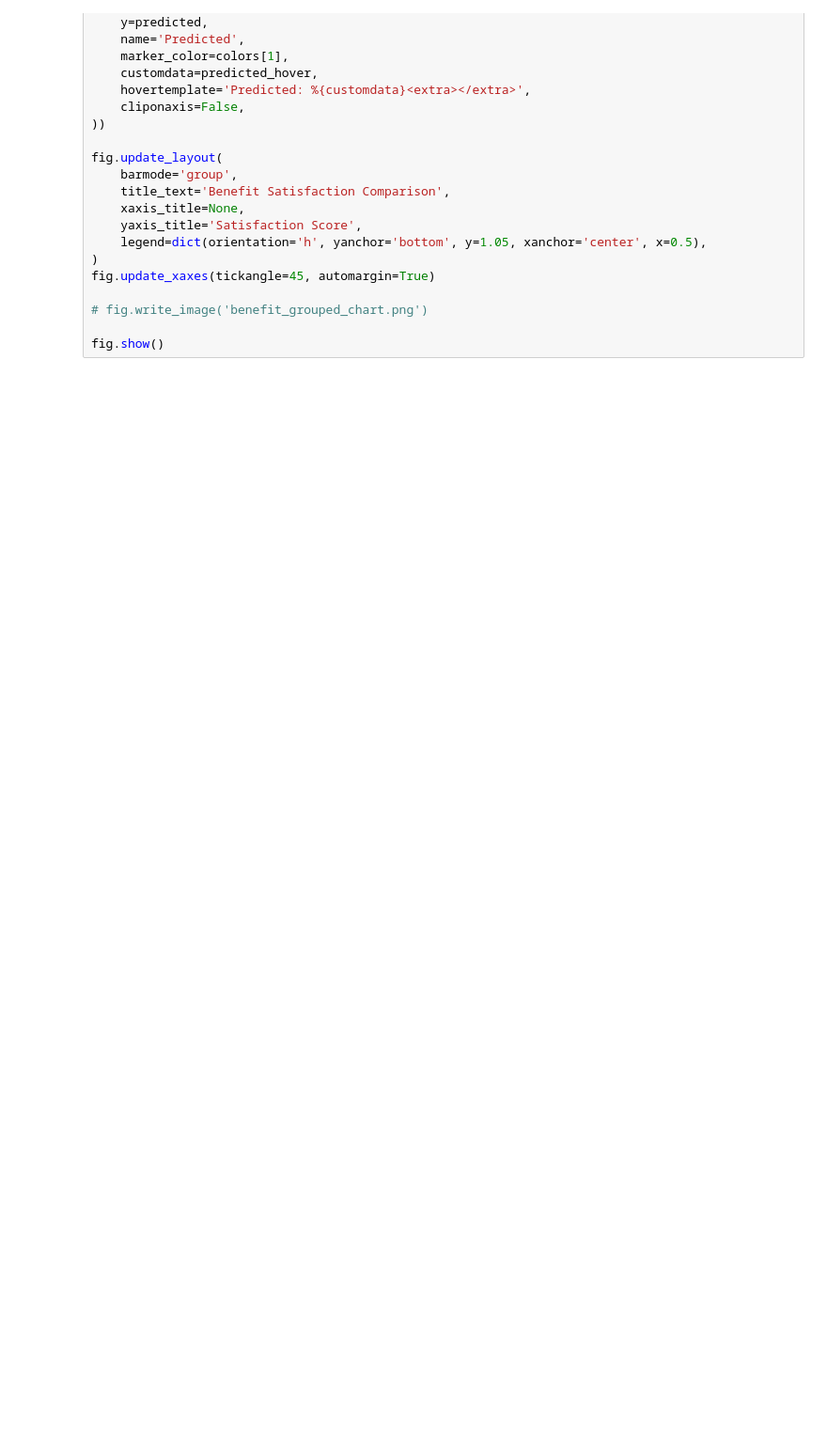
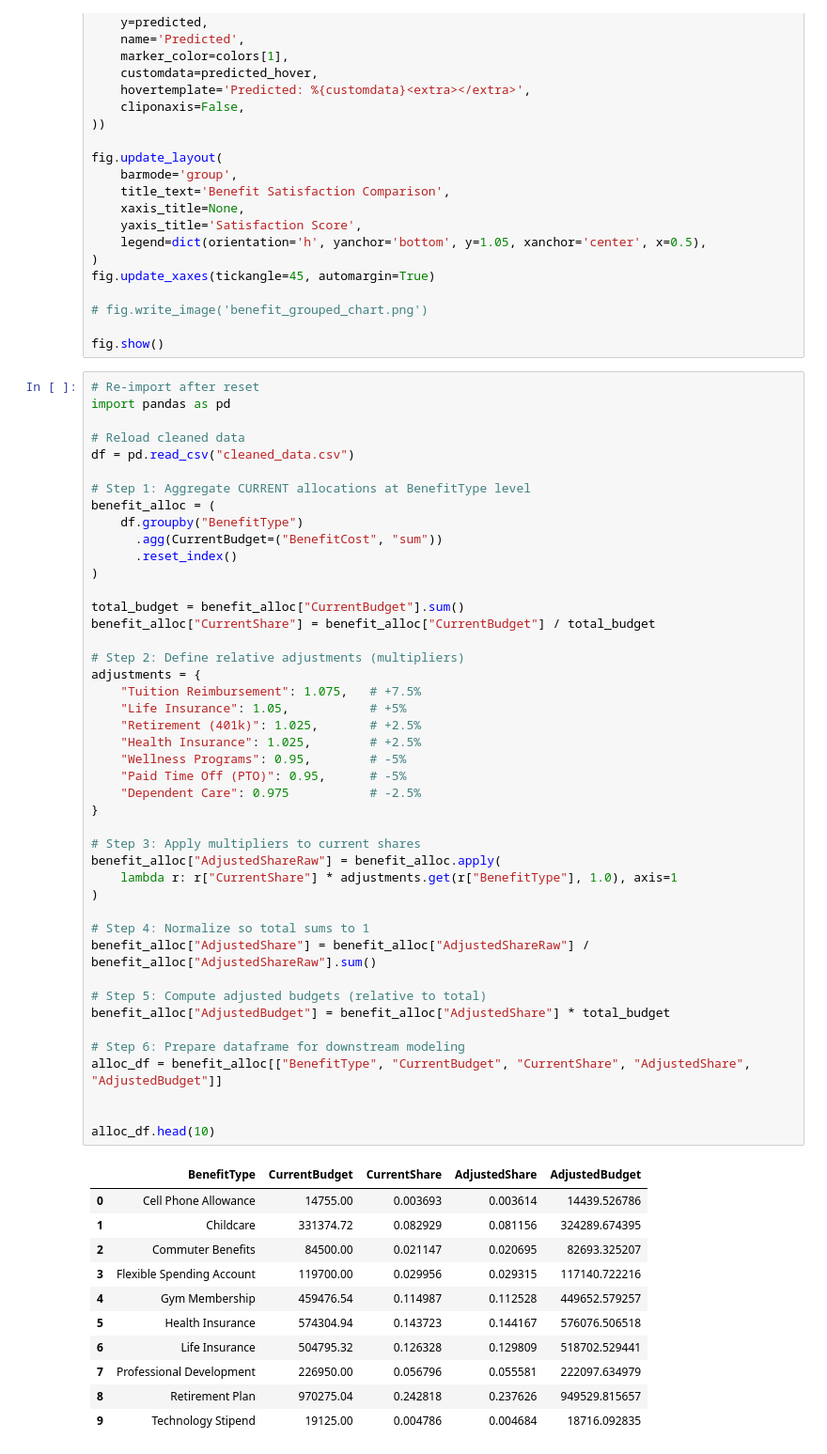
Before and after one commit to suletanmay/MidProgCaps, a Jupyter notebook: Phase_3.ipynb, the cells around one changed output. Shown at 94% size. Cells and saved outputs as stored; diff of their text form; blank space fills up the shorter version.

```diff
--- a/Phase_3.ipynb
+++ b/Phase_3.ipynb
@@ -1050,3 +1050,59 @@ fig.update_xaxes(tickangle=45, automargin=True)
 # fig.write_image('benefit_grouped_chart.png')
 
 fig.show()
+# %%
+# Re-import after reset
+import pandas as pd
+
+# Reload cleaned data
+df = pd.read_csv("cleaned_data.csv")
+
+# Step 1: Aggregate CURRENT allocations at BenefitType level
+benefit_alloc = (
+    df.groupby("BenefitType")
+      .agg(CurrentBudget=("BenefitCost", "sum"))
+      .reset_index()
+)
+
+total_budget = benefit_alloc["CurrentBudget"].sum()
+benefit_alloc["CurrentShare"] = benefit_alloc["CurrentBudget"] / total_budget
+
+# Step 2: Define relative adjustments (multipliers)
+adjustments = {
+    "Tuition Reimbursement": 1.075,   # +7.5%
+    "Life Insurance": 1.05,           # +5%
+    "Retirement (401k)": 1.025,       # +2.5%
+    "Health Insurance": 1.025,        # +2.5%
+    "Wellness Programs": 0.95,        # -5%
+    "Paid Time Off (PTO)": 0.95,      # -5%
+    "Dependent Care": 0.975           # -2.5%
+}
+
+# Step 3: Apply multipliers to current shares
+benefit_alloc["AdjustedShareRaw"] = benefit_alloc.apply(
+    lambda r: r["CurrentShare"] * adjustments.get(r["BenefitType"], 1.0), axis=1
+)
+
+# Step 4: Normalize so total sums to 1
+benefit_alloc["AdjustedShare"] = benefit_alloc["AdjustedShareRaw"] / benefit_alloc["AdjustedShareRaw"].sum()
+
+# Step 5: Compute adjusted budgets (relative to total)
+benefit_alloc["AdjustedBudget"] = benefit_alloc["AdjustedShare"] * total_budget
+
+# Step 6: Prepare dataframe for downstream modeling
+alloc_df = benefit_alloc[["BenefitType", "CurrentBudget", "CurrentShare", "AdjustedShare", "AdjustedBudget"]]
+
+
+alloc_df.head(10)
+# %% [output]
+|  | BenefitType | CurrentBudget | CurrentShare | AdjustedShare | AdjustedBudget |
+| 0 | Cell Phone Allowance | 14755.00 | 0.003693 | 0.003614 | 14439.526786 |
+| 1 | Childcare | 331374.72 | 0.082929 | 0.081156 | 324289.674395 |
+| 2 | Commuter Benefits | 84500.00 | 0.021147 | 0.020695 | 82693.325207 |
+| 3 | Flexible Spending Account | 119700.00 | 0.029956 | 0.029315 | 117140.722216 |
+| 4 | Gym Membership | 459476.54 | 0.114987 | 0.112528 | 449652.579257 |
+| 5 | Health Insurance | 574304.94 | 0.143723 | 0.144167 | 576076.506518 |
+| 6 | Life Insurance | 504795.32 | 0.126328 | 0.129809 | 518702.529441 |
+| 7 | Professional Development | 226950.00 | 0.056796 | 0.055581 | 222097.634979 |
+| 8 | Retirement Plan | 970275.04 | 0.242818 | 0.237626 | 949529.815657 |
+| 9 | Technology Stipend | 19125.00 | 0.004786 | 0.004684 | 18716.092835 |
```
Also changed, not shown: parts of 4 cells of this notebook, 2 other files.
